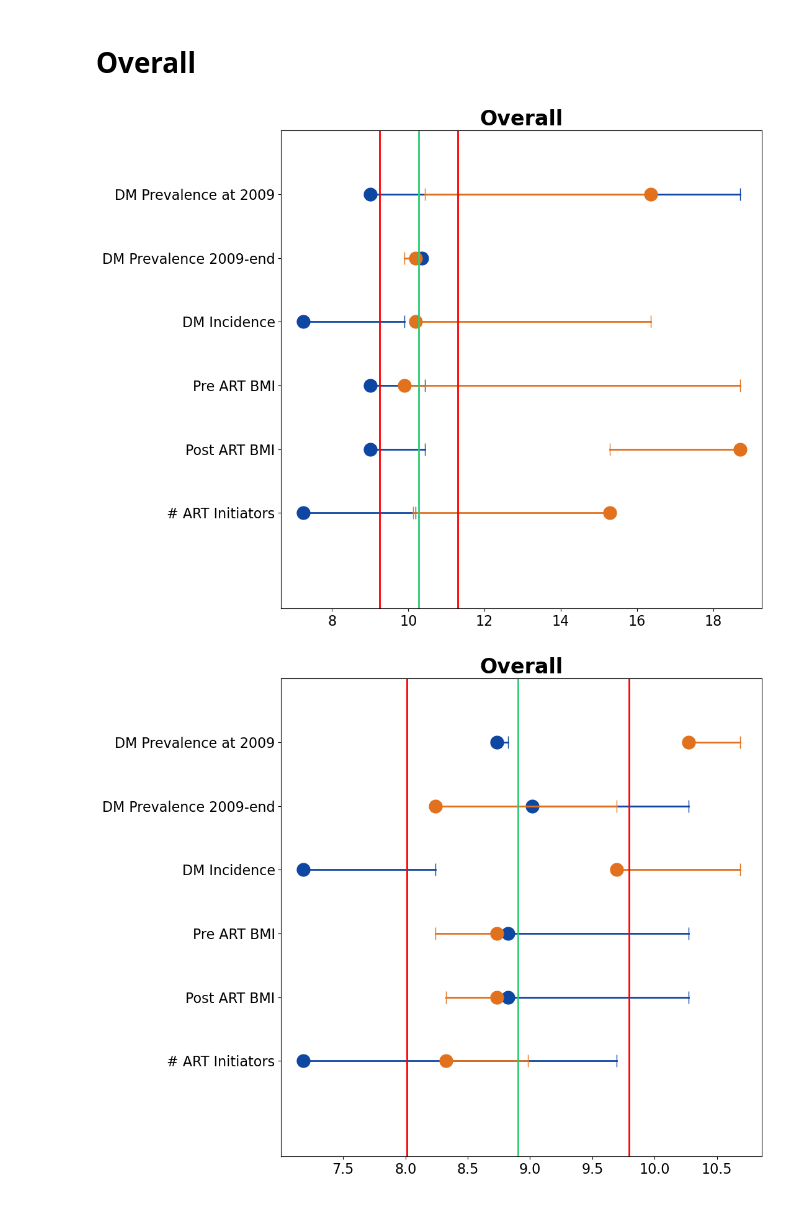
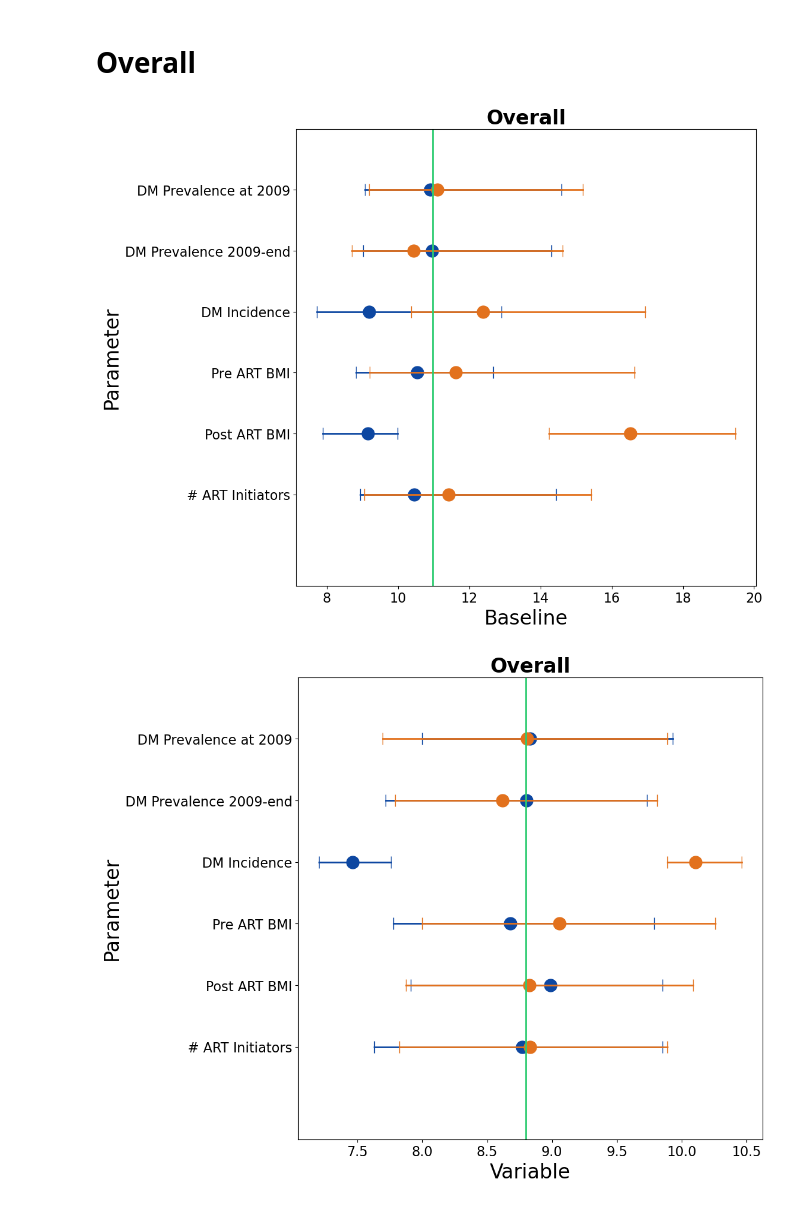
Before and after one commit to PearlHivModelingTeam/pearlModel, a Jupyter notebook: scripts/sa_notebook.ipynb, the cells around one changed output. Saved outputs shown, nothing was run; the diff lists cells and outputs as text; code cells hidden in the pictures.

```diff
--- a/scripts/sa_notebook.ipynb
+++ b/scripts/sa_notebook.ipynb
@@ -92,10 +87,6 @@ bmi_int_dm_prev_baseline_sa = dd.read_parquet(baseline_sa / "dm_final_output.par
 # load the baseline data
 bmi_int_dm_prev_baseline = dd.read_parquet(baseline / "dm_final_output.parquet")
 bmi_int_dm_prev_baseline_sa = dd.read_parquet(baseline_sa / "dm_final_output.parquet")
-
-# reduce to manageable subset
-bmi_int_dm_prev_baseline = bmi_int_dm_prev_baseline[bmi_int_dm_prev_baseline['replication'] < 20]
-bmi_int_dm_prev_baseline_sa = bmi_int_dm_prev_baseline_sa[bmi_int_dm_prev_baseline_sa['replication'] <20]
 # %%
 # add overall
 bmi_int_dm_prev_baseline = add_overall(bmi_int_dm_prev_baseline)
@@ -453,7 +444,7 @@ variable_tornado_vals['variable'] = variable_tornado_vals['variable'].map(variab
 difference_tornado_vals['variable'] = difference_tornado_vals['variable'].map(variable_name_map)
 relative_tornado_vals['variable'] = relative_tornado_vals['variable'].map(variable_name_map)
 # %%
-def multi_tornado_plot(tornado_vals, baseline_vals):
+def multi_tornado_plot(tornado_vals, baseline_vals, x_axis_title):
     # create an axis
     fig, axs = plt.subplots(5, 3, figsize=(50, 20))
 
@@ -515,15 +506,13 @@ def multi_tornado_plot(tornado_vals, baseline_vals):
         # Add vertical line for median value
         ax.axvline(base, color=color_line, linewidth=2, label='Median value')
 
-        # add vertical line for the 90% and 110% of baseline
-        ax.axvline(base*0.9, color="red", linewidth=2, label='Median value')
-        ax.axvline(base*1.1, color="red", linewidth=2, label='Median value')
-
         # Modify the graph
         ax.set_ylim([-1.5, 6])
         ax.set_yticks(ys)
         ax.set_yticklabels(y_tick_label)
         ax.tick_params(axis='both', which='major', labelsize=12)
 
+    fig.supxlabel(x_axis_title, fontsize=24)
+
     return fig
 # %%
@@ -544,0 +533,5 @@ fig = multi_tornado_plot(relative_tornado_vals, baseline_risk_difference_df_sa_r
+# %%
+fig = multi_tornado_plot(relative_tornado_vals, baseline_risk_difference_df_sa_relative, "Relative Risk Difference by Group")
+fig.savefig("../out/figs/relative_group.png", bbox_inches="tight")
+relative_tornado_vals.to_csv("../out/figs/relative_group.csv")
+baseline_risk_difference_df_sa_relative.to_csv("../out/figs/relative_baseline.csv")
@@ -545,7 +540,7 @@ fig = multi_tornado_plot(relative_tornado_vals, baseline_risk_difference_df_sa_r
 # %% [markdown]
 # Overall
 # %%
-def overall_tornado_plot(tornado_vals, baseline_vals):
+def overall_tornado_plot(tornado_vals, baseline_vals, x_axis_title):
     # create an axis
     fig, ax = plt.subplots(1, 1, figsize=(10, 10))
 
@@ -583,23 +578,21 @@ def overall_tornado_plot(tornado_vals, baseline_vals):
     # Add vertical line for median value
     ax.axvline(base, color=color_line, linewidth=2, label='Median value')
 
-    # add vertical line for the 90% and 110% of baseline
-    ax.axvline(base*0.9, color="red", linewidth=2, label='Median value')
-    ax.axvline(base*1.1, color="red", linewidth=2, label='Median value')
-
     # Modify the graph
     ax.set_ylim([-1.5, 6])
     ax.set_yticks(ys)
     ax.set_yticklabels(y_tick_label)
     ax.set_title(group_title_dict[group], fontsize=24, fontweight='bold')
     ax.tick_params(axis='both', which='major', labelsize=16)
+    ax.set_xlabel(x_axis_title, fontsize=24)
+    ax.set_ylabel("Parameter", fontsize=24)
 
     return fig
 # %%
-fig = overall_tornado_plot(baseline_tornado_vals, baseline_risk_sa_median)
+fig = overall_tornado_plot(baseline_tornado_vals, baseline_risk_sa_median, "Baseline")
 # %% [output]
-[figure, old version]
+[figure, new version]
 # %%
-fig = overall_tornado_plot(variable_tornado_vals, variable_risk_sa_median)
+fig = overall_tornado_plot(variable_tornado_vals, variable_risk_sa_median, "Variable")
 # %% [output]
-[figure, old version]
+[figure, new version]
```
Also changed, not shown: parts of 19 cells of this notebook, 3 other files.
